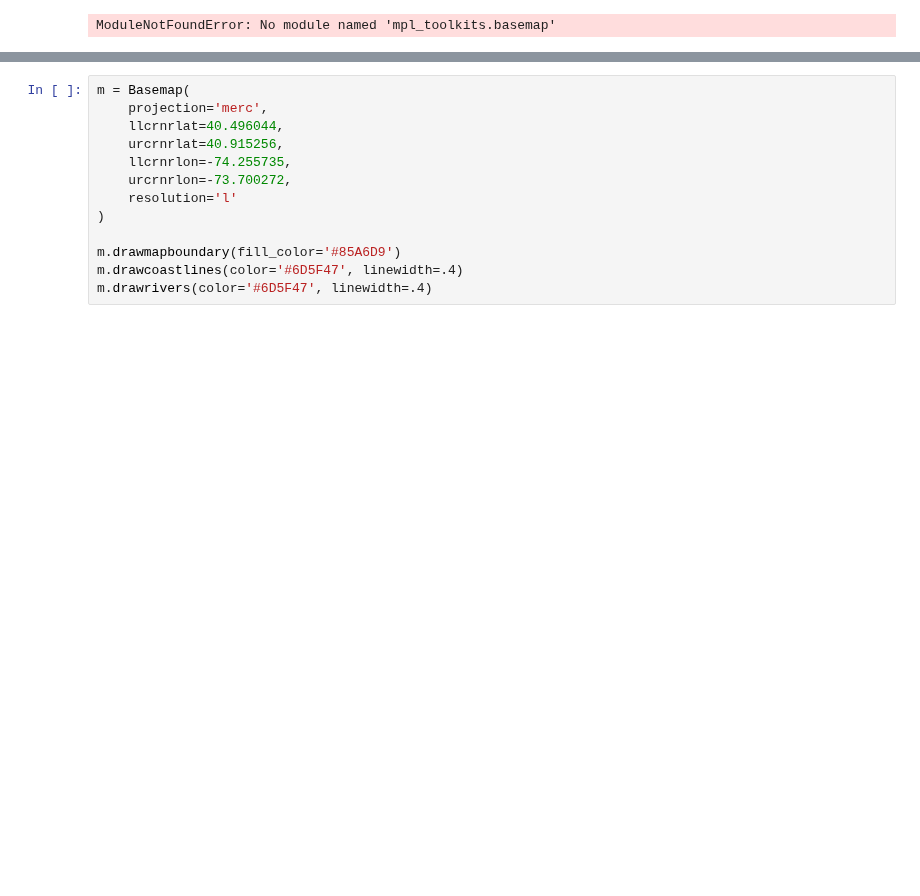
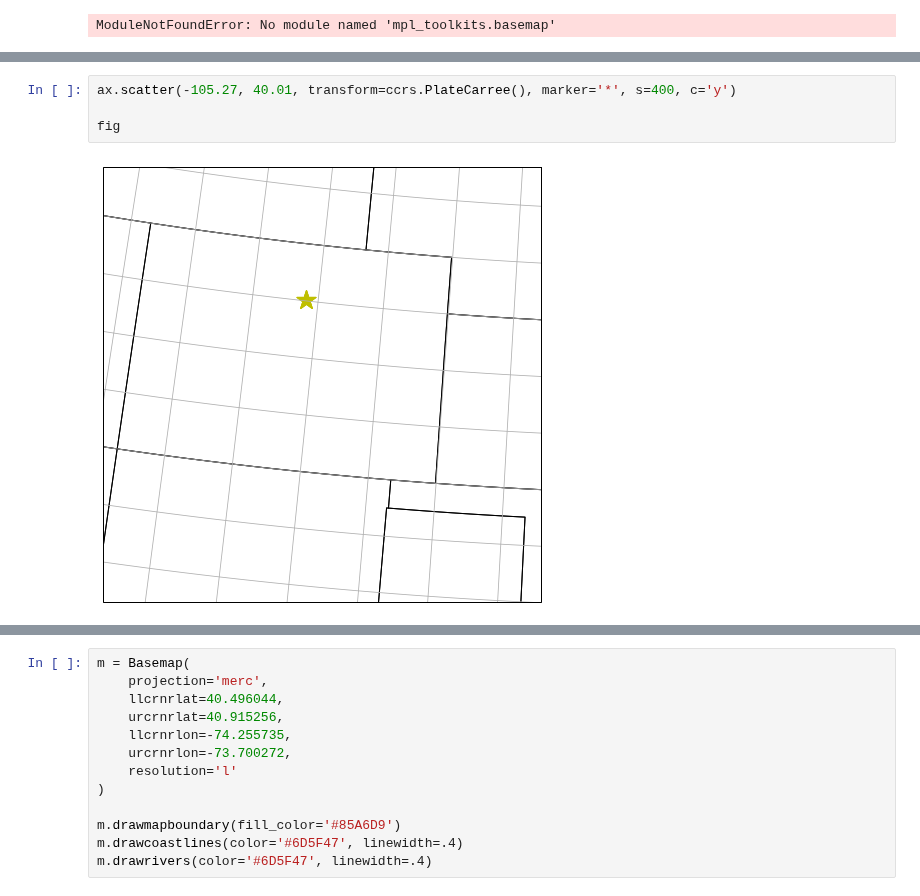
Before and after one commit to JustinToribio/analyzing-the-sat, a Jupyter notebook: notebooks/1.0-jt-analyze-the-sat.ipynb, the cells around one changed output, grey strips where cells are left out. Saved outputs shown, nothing was run; the diff lists cells and outputs as text; blank space fills up the shorter version.

```diff
--- a/notebooks/1.0-jt-analyze-the-sat.ipynb
+++ b/notebooks/1.0-jt-analyze-the-sat.ipynb
@@ -109,0 +151,6 @@ ModuleNotFoundError: No module named 'mpl_toolkits.basemap'
+# %%
+ax.scatter(-105.27, 40.01, transform=ccrs.PlateCarree(), marker='*', s=400, c='y')
+
+fig
+# %% [output]
+[figure, added]
```
Also changed, not shown: parts of 10 cells of this notebook.
